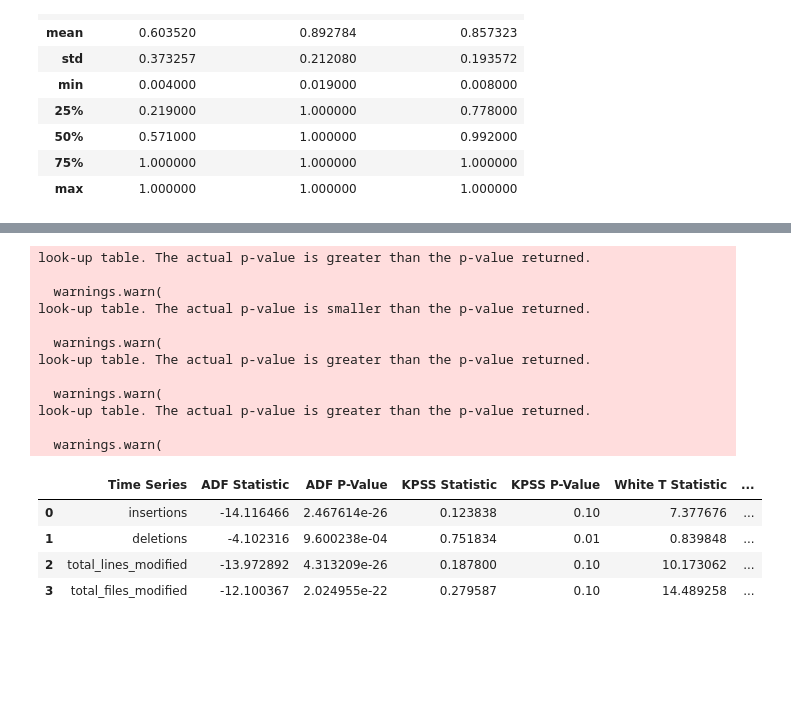
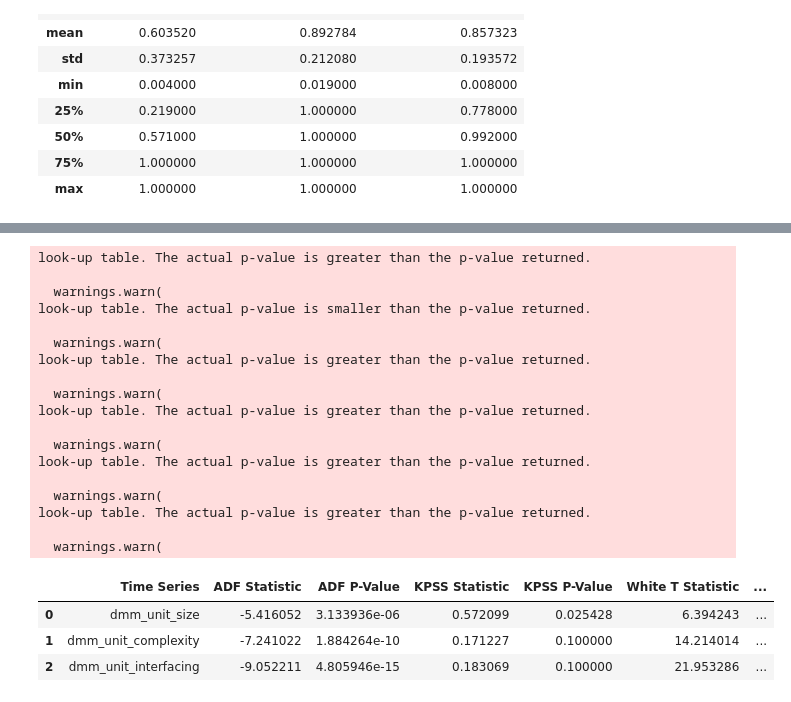
Before and after one commit to Elang89/hf-evolution, a Jupyter notebook: notebooks/datasets_statistics.ipynb, the cells around one changed output, grey strips where cells are left out. Saved outputs shown, nothing was run; the diff lists cells and outputs as text; code cells hidden in the pictures; blank space fills up the shorter version.

Commit message:
Add plots for risk

```diff
--- a/notebooks/datasets_statistics.ipynb
+++ b/notebooks/datasets_statistics.ipynb
@@ -102,24 +102,32 @@ dtype: float64
 # %%
 time_series_results = create_tests_df(interpolated)
 time_series_results
+
+risk_results = create_tests_df(interpolated2)
+risk_results
 # %% [output]
 look-up table. The actual p-value is greater than the p-value returned.
 
   warnings.warn(
 look-up table. The actual p-value is smaller than the p-value returned.
 
   warnings.warn(
 look-up table. The actual p-value is greater than the p-value returned.
 
   warnings.warn(
 look-up table. The actual p-value is greater than the p-value returned.
 
   warnings.warn(
+look-up table. The actual p-value is greater than the p-value returned.
+
+  warnings.warn(
+look-up table. The actual p-value is greater than the p-value returned.
+
+  warnings.warn(
 |  | Time Series | ADF Statistic | ADF P-Value | KPSS Statistic | KPSS P-Value | White T Statistic | ... |
-| 0 | insertions | -14.116466 | 2.467614e-26 | 0.123838 | 0.10 | 7.377676 | ... |
-| 1 | deletions | -4.102316 | 9.600238e-04 | 0.751834 | 0.01 | 0.839848 | ... |
-| 2 | total_lines_modified | -13.972892 | 4.313209e-26 | 0.187800 | 0.10 | 10.173062 | ... |
-| 3 | total_files_modified | -12.100367 | 2.024955e-22 | 0.279587 | 0.10 | 14.489258 | ... |
+| 0 | dmm_unit_size | -5.416052 | 3.133936e-06 | 0.572099 | 0.025428 | 6.394243 | ... |
+| 1 | dmm_unit_complexity | -7.241022 | 1.884264e-10 | 0.171227 | 0.100000 | 14.214014 | ... |
+| 2 | dmm_unit_interfacing | -9.052211 | 4.805946e-15 | 0.183069 | 0.100000 | 21.953286 | ... |
 # %%
 fontsize = 16
 pad = 20
```
Also changed, not shown: parts of 2 cells of this notebook.
